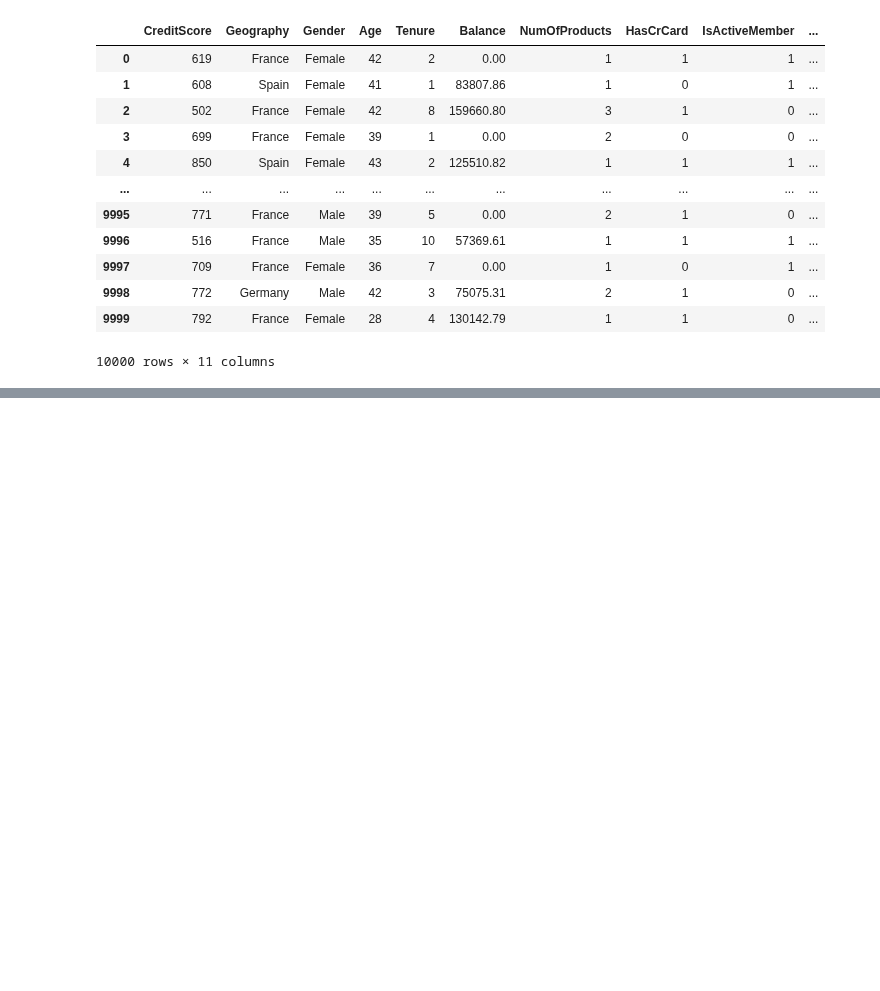
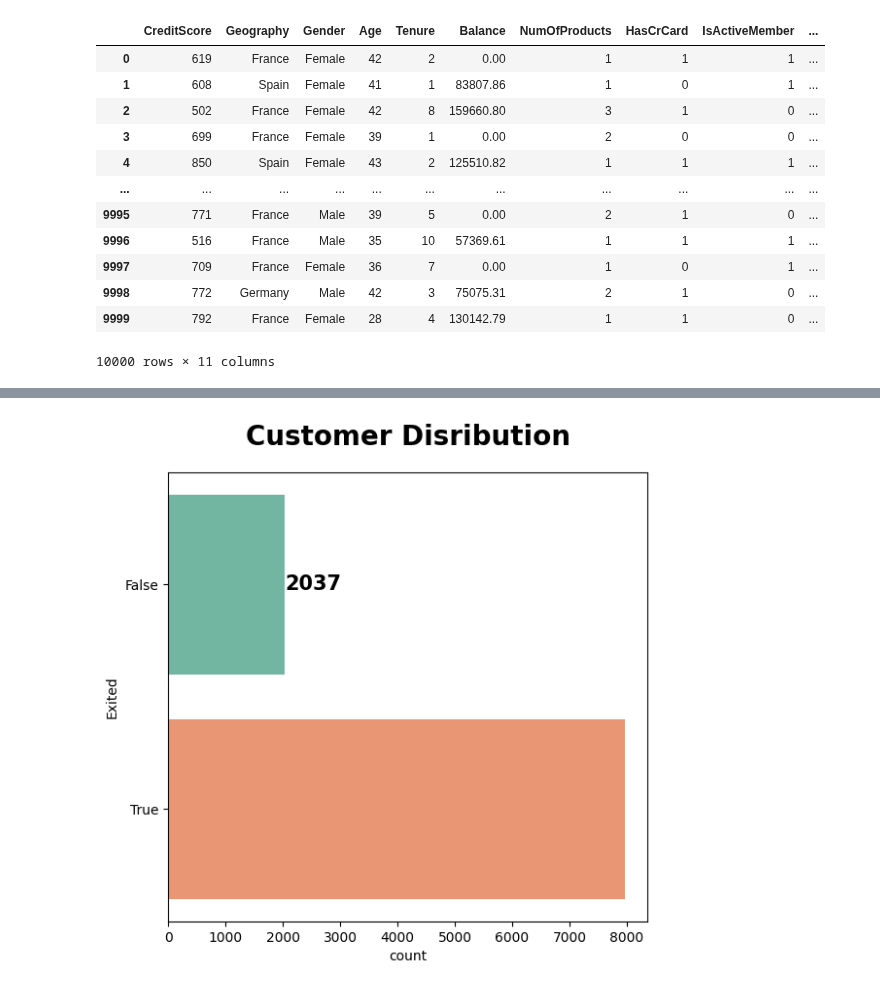
Before and after one commit to Farazmghm/Portfolio, a Jupyter notebook: bank_churn_analysis_and_Prediction.ipynb, the cells around one changed output, grey strips where cells are left out. Cells and saved outputs as stored; diff of their text form; code cells hidden in the pictures; blank space fills up the shorter version.

```diff
--- a/bank_churn_analysis_and_Prediction.ipynb
+++ b/bank_churn_analysis_and_Prediction.ipynb
@@ -155,3 +155,5 @@ df
 | 9998 | 772 | Germany | Male | 42 | 3 | 75075.31 | 2 | 1 | 0 | ... |
 | 9999 | 792 | France | Female | 28 | 4 | 130142.79 | 1 | 1 | 0 | ... |
 10000 rows × 11 columns
+# %%
+df['Exited']=df['Exited'].map({0:'True',1:'False'})
@@ -157,0 +168,11 @@ df
+# %%
+count = df["Exited"].value_counts()
+
+plt.figure(figsize=(14,6))
+plt.subplot(1,2,1)
+ax=sns.countplot(df["Exited"],palette="Set2")
+ax.bar_label(ax.containers[0],fontweight="black",size=15)
+plt.title("Customer Disribution",fontweight="black",size=20,pad=20)
+plt.show()
+# %% [output]
+[figure, added]
```
Also changed, not shown: parts of 4 cells of this notebook.
